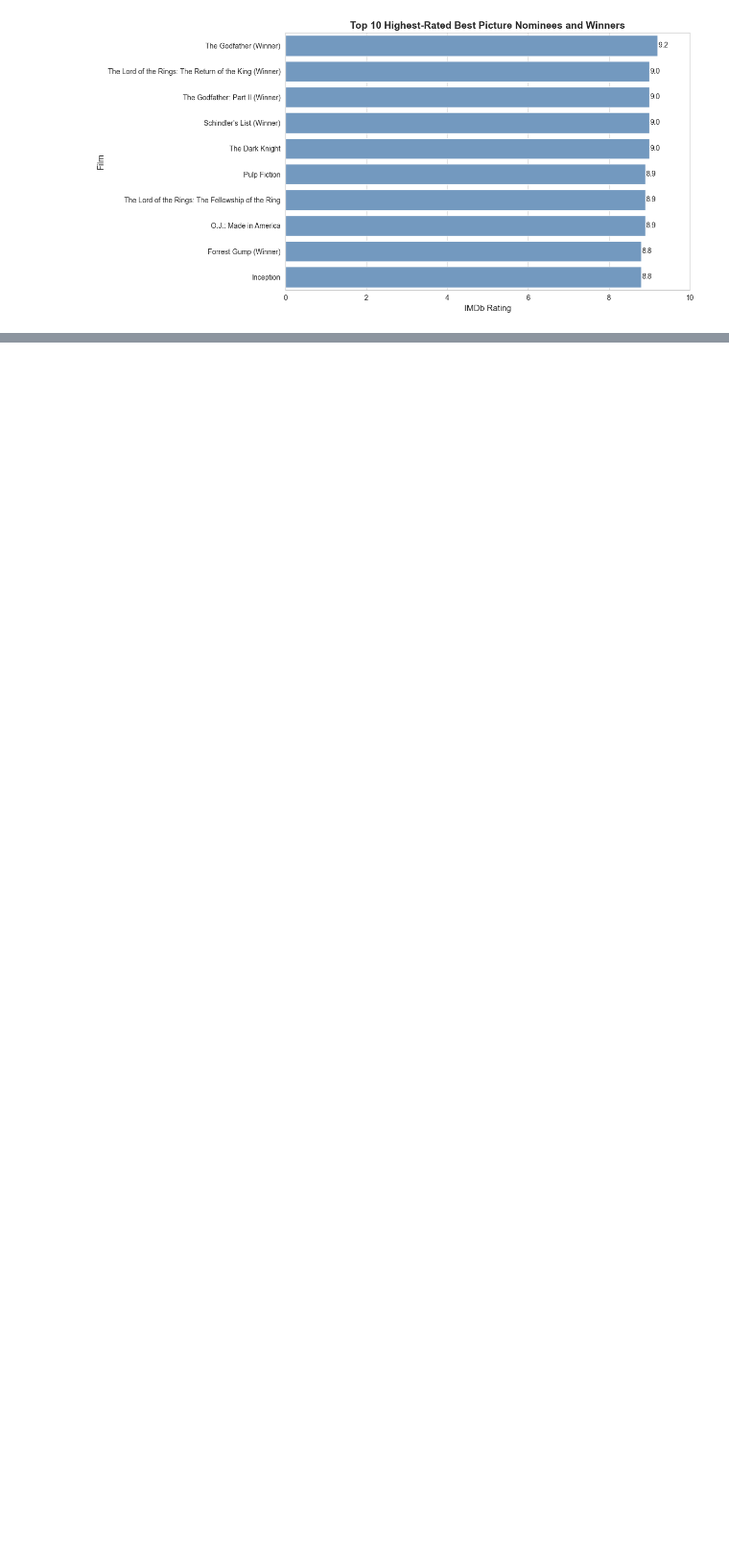
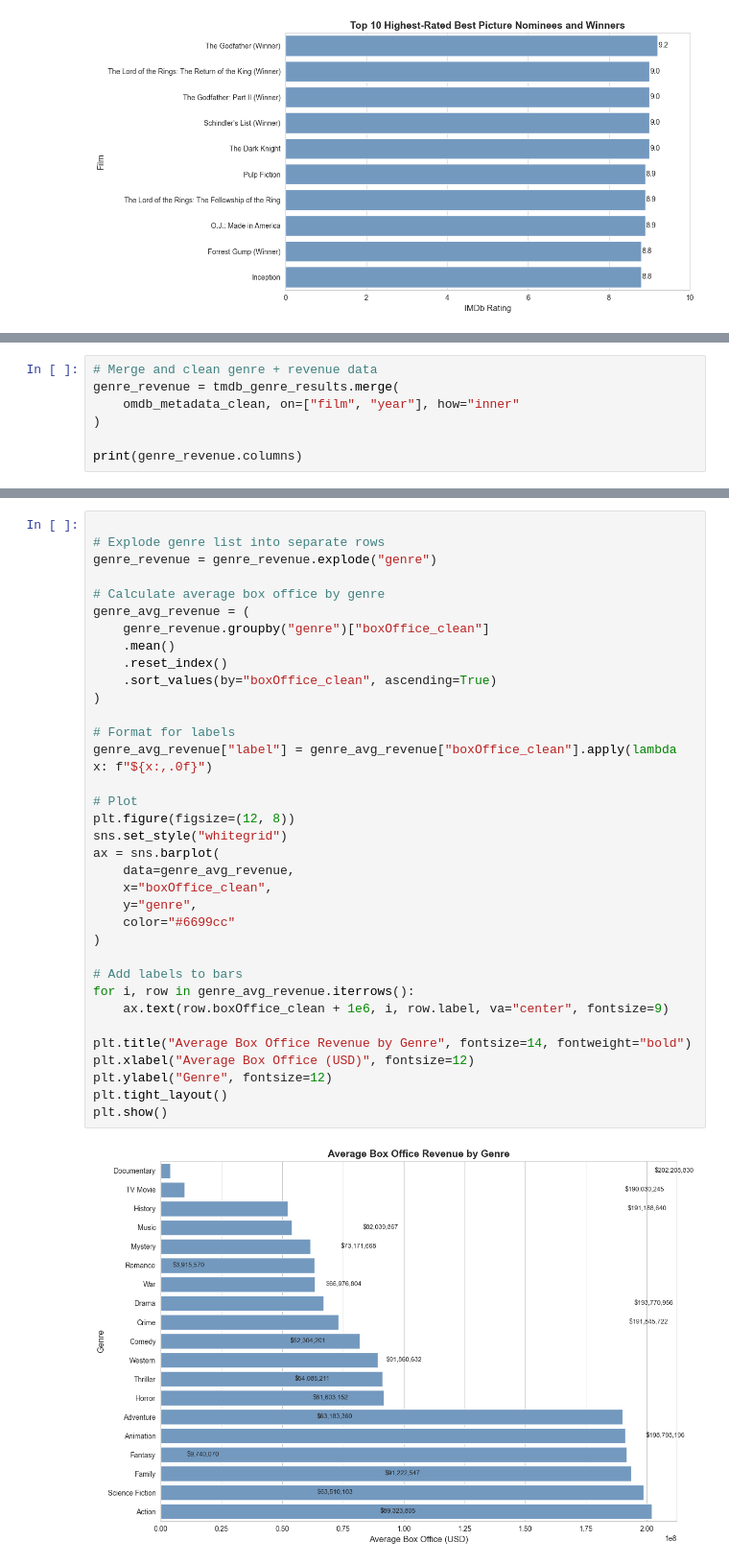
Before and after one commit to judd-jacobs/code-you-capstone, a Jupyter notebook: academy_awards_analysis.ipynb, the cells around one changed output, grey strips where cells are left out. Shown at 96% size. Saved outputs shown, nothing was run; the diff lists cells and outputs as text; blank space fills up the shorter version.

```diff
--- a/academy_awards_analysis.ipynb
+++ b/academy_awards_analysis.ipynb
@@ -970,0 +1074,7 @@ While the Academy often honors critical excellence, these films also achieved ma
+# %%
+# Merge and clean genre + revenue data
+genre_revenue = tmdb_genre_results.merge(
+    omdb_metadata_clean, on=["film", "year"], how="inner"
+)
+
+print(genre_revenue.columns)
@@ -970,0 +1088,37 @@ While the Academy often honors critical excellence, these films also achieved ma
+# %%
+
+# Explode genre list into separate rows
+genre_revenue = genre_revenue.explode("genre")
+
+# Calculate average box office by genre
+genre_avg_revenue = (
+    genre_revenue.groupby("genre")["boxOffice_clean"]
+    .mean()
+    .reset_index()
+    .sort_values(by="boxOffice_clean", ascending=True)
+)
+
+# Format for labels
+genre_avg_revenue["label"] = genre_avg_revenue["boxOffice_clean"].apply(lambda x: f"${x:,.0f}")
+
+# Plot
+plt.figure(figsize=(12, 8))
+sns.set_style("whitegrid")
+ax = sns.barplot(
+    data=genre_avg_revenue,
+    x="boxOffice_clean",
+    y="genre",
+    color="#6699cc"
+)
+
+# Add labels to bars
+for i, row in genre_avg_revenue.iterrows():
+    ax.text(row.boxOffice_clean + 1e6, i, row.label, va="center", fontsize=9)
+
+plt.title("Average Box Office Revenue by Genre", fontsize=14, fontweight="bold")
+plt.xlabel("Average Box Office (USD)", fontsize=12)
+plt.ylabel("Genre", fontsize=12)
+plt.tight_layout()
+plt.show()
+# %% [output]
+[figure, added]
```
Also changed, not shown: parts of 26 cells of this notebook.
